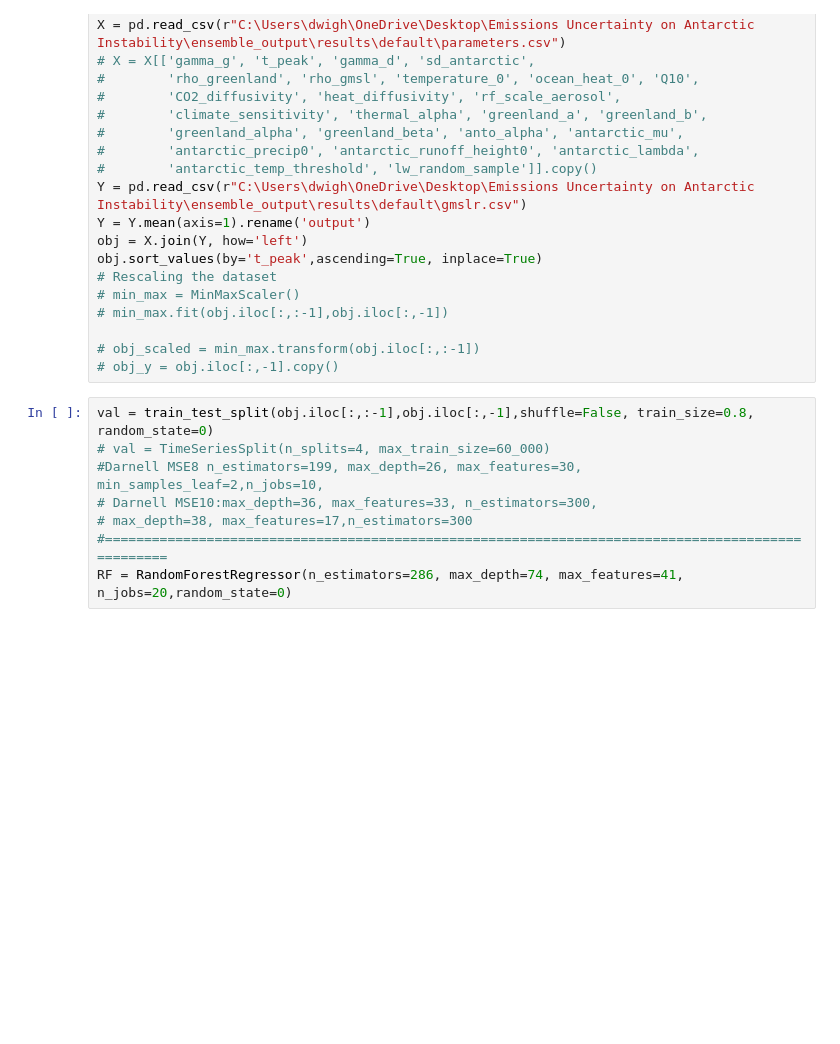
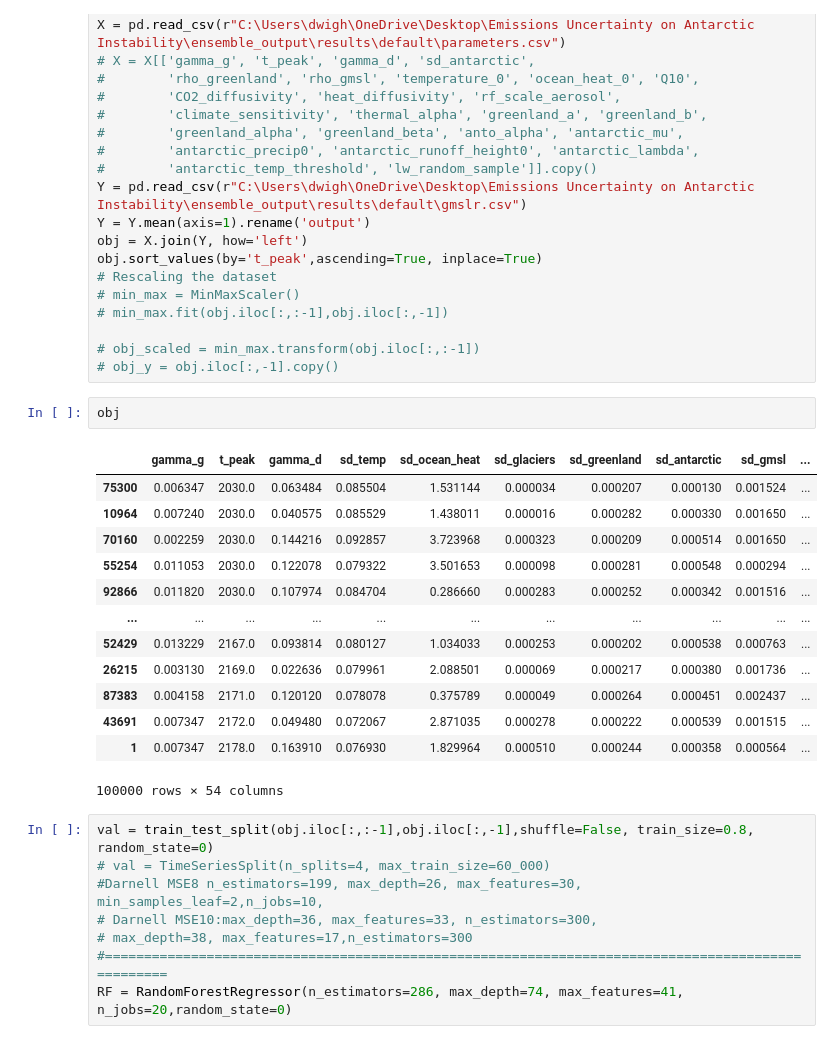
Before and after one commit to AVelaryon/Darnell-Model-, a Jupyter notebook: Darnell_Model.ipynb, the cells around one changed output. Drawn from its saved outputs; the diff is of its cells as text; blank space fills up the shorter version.

```diff
--- a/Darnell_Model.ipynb
+++ b/Darnell_Model.ipynb
@@ -31,6 +31,22 @@ obj.sort_values(by='t_peak',ascending=True, inplace=True)
 
 # obj_scaled = min_max.transform(obj.iloc[:,:-1])
 # obj_y = obj.iloc[:,-1].copy()
+# %%
+obj
+# %% [output]
+|  | gamma_g | t_peak | gamma_d | sd_temp | sd_ocean_heat | sd_glaciers | sd_greenland | sd_antarctic | sd_gmsl | ... |
+| 75300 | 0.006347 | 2030.0 | 0.063484 | 0.085504 | 1.531144 | 0.000034 | 0.000207 | 0.000130 | 0.001524 | ... |
+| 10964 | 0.007240 | 2030.0 | 0.040575 | 0.085529 | 1.438011 | 0.000016 | 0.000282 | 0.000330 | 0.001650 | ... |
+| 70160 | 0.002259 | 2030.0 | 0.144216 | 0.092857 | 3.723968 | 0.000323 | 0.000209 | 0.000514 | 0.001650 | ... |
+| 55254 | 0.011053 | 2030.0 | 0.122078 | 0.079322 | 3.501653 | 0.000098 | 0.000281 | 0.000548 | 0.000294 | ... |
+| 92866 | 0.011820 | 2030.0 | 0.107974 | 0.084704 | 0.286660 | 0.000283 | 0.000252 | 0.000342 | 0.001516 | ... |
+| ... | ... | ... | ... | ... | ... | ... | ... | ... | ... | ... |
+| 52429 | 0.013229 | 2167.0 | 0.093814 | 0.080127 | 1.034033 | 0.000253 | 0.000202 | 0.000538 | 0.000763 | ... |
+| 26215 | 0.003130 | 2169.0 | 0.022636 | 0.079961 | 2.088501 | 0.000069 | 0.000217 | 0.000380 | 0.001736 | ... |
+| 87383 | 0.004158 | 2171.0 | 0.120120 | 0.078078 | 0.375789 | 0.000049 | 0.000264 | 0.000451 | 0.002437 | ... |
+| 43691 | 0.007347 | 2172.0 | 0.049480 | 0.072067 | 2.871035 | 0.000278 | 0.000222 | 0.000539 | 0.001515 | ... |
+| 1 | 0.007347 | 2178.0 | 0.163910 | 0.076930 | 1.829964 | 0.000510 | 0.000244 | 0.000358 | 0.000564 | ... |
+100000 rows × 54 columns
 # %%
 val = train_test_split(obj.iloc[:,:-1],obj.iloc[:,-1],shuffle=False, train_size=0.8, random_state=0)
 # val = TimeSeriesSplit(n_splits=4, max_train_size=60_000)
```
Also changed, not shown: parts of 12 cells of this notebook.
